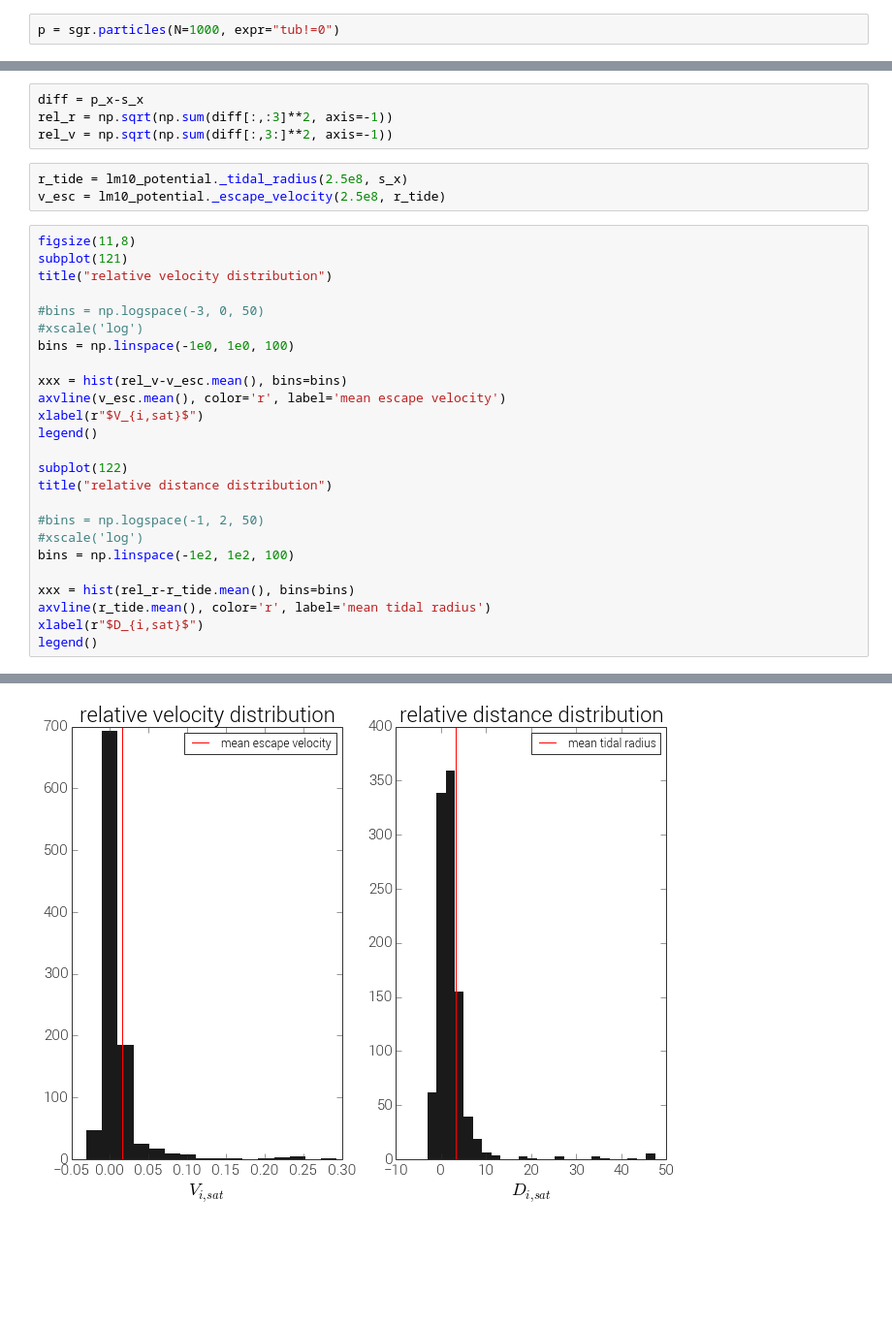
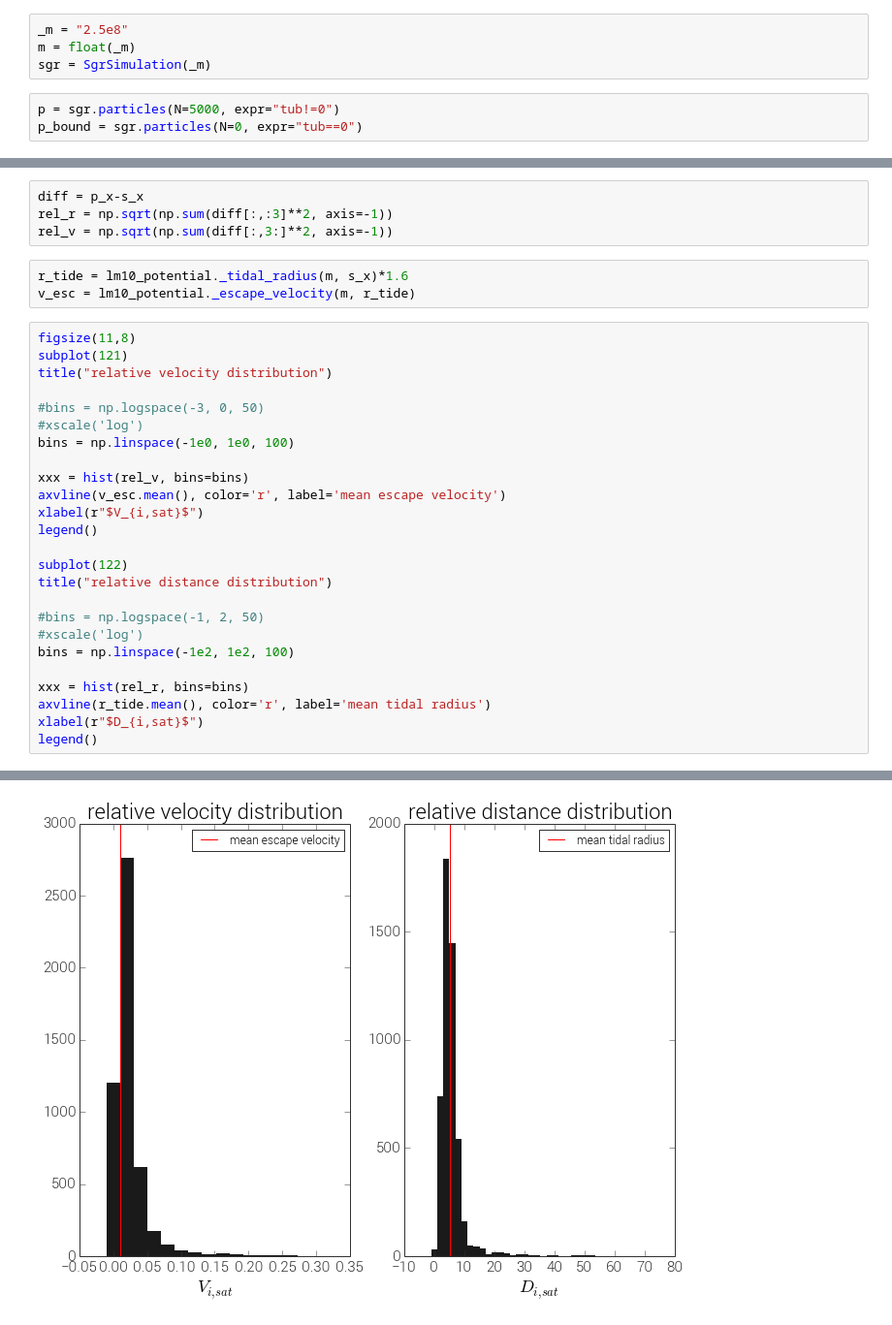
Before and after one commit to adrn/streams, a Jupyter notebook: text/notebooks/Gaussian ring.ipynb, the cells around one changed output, grey strips where cells are left out. Shown at 97% size. Drawn from its saved outputs; the diff is of its cells as text; blank space fills up the shorter version.

Commit message:
make plots vs mass

```diff
--- a/text/notebooks/Gaussian ring.ipynb
+++ b/text/notebooks/Gaussian ring.ipynb
@@ -31,2 +9,7 @@ sgr = SgrSimulation("2.5e8")
+# %%
+_m = "2.5e8"
+m = float(_m)
+sgr = SgrSimulation(_m)
 # %%
-p = sgr.particles(N=1000, expr="tub!=0")
+p = sgr.particles(N=5000, expr="tub!=0")
+p_bound = sgr.particles(N=0, expr="tub==0")
@@ -58,33 +46,33 @@ diff = p_x-s_x
 rel_r = np.sqrt(np.sum(diff[:,:3]**2, axis=-1))
 rel_v = np.sqrt(np.sum(diff[:,3:]**2, axis=-1))
 # %%
-r_tide = lm10_potential._tidal_radius(2.5e8, s_x)
-v_esc = lm10_potential._escape_velocity(2.5e8, r_tide)
+r_tide = lm10_potential._tidal_radius(m, s_x)*1.6
+v_esc = lm10_potential._escape_velocity(m, r_tide)
 # %%
 figsize(11,8)
 subplot(121)
 title("relative velocity distribution")
 
 #bins = np.logspace(-3, 0, 50)
 #xscale('log')
 bins = np.linspace(-1e0, 1e0, 100)
 
-xxx = hist(rel_v-v_esc.mean(), bins=bins)
+xxx = hist(rel_v, bins=bins)
 axvline(v_esc.mean(), color='r', label='mean escape velocity')
 xlabel(r"$V_{i,sat}$")
 legend()
 
 subplot(122)
 title("relative distance distribution")
 
 #bins = np.logspace(-1, 2, 50)
 #xscale('log')
 bins = np.linspace(-1e2, 1e2, 100)
 
-xxx = hist(rel_r-r_tide.mean(), bins=bins)
+xxx = hist(rel_r, bins=bins)
 axvline(r_tide.mean(), color='r', label='mean tidal radius')
 xlabel(r"$D_{i,sat}$")
 legend()
 # %% [output]
 <matplotlib.legend.Legend at 0x...>
-[figure, old version]
+[figure, new version]
```
Also changed, not shown: parts of 22 cells of this notebook, 1 other file.
